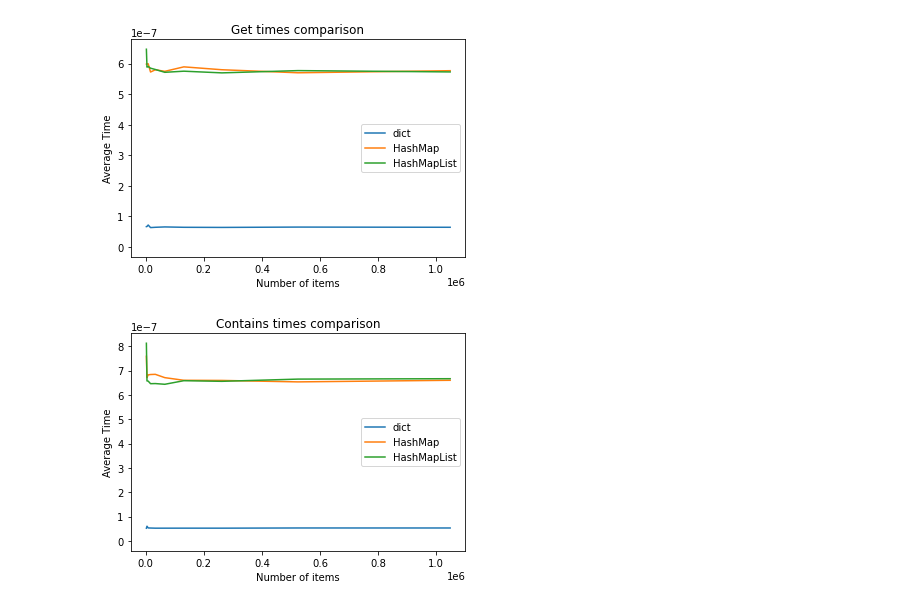
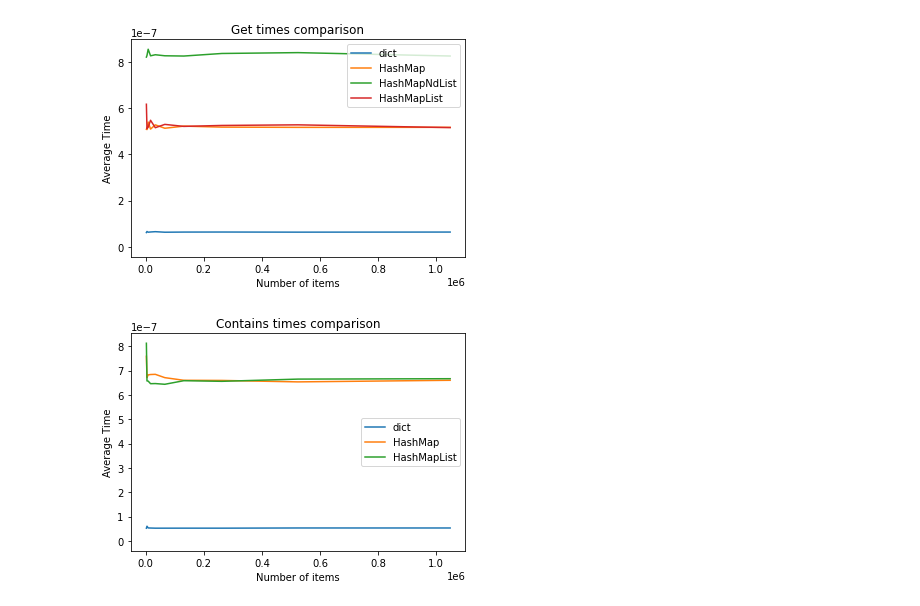
Before and after one commit to chadnaylor/Numpy-HashMap, a Jupyter notebook: benchmark.ipynb, the cells around one changed output. Saved outputs shown, nothing was run; the diff lists cells and outputs as text; code cells hidden in the pictures.

```diff
--- a/benchmark.ipynb
+++ b/benchmark.ipynb
@@ -135,35 +165,38 @@ data = times['get']
 # plt.axes(ylim= {'bottom': 100, 'ymin':0.0})
 x1 = data['samples']
 y1 = data['dict']
 # plotting the line 1 points
 plt.plot(x1, y1, label = "dict")
 # line 2 points
 x2 = x1
 y2 = data['hashmap']
 # plotting the line 2 points
 plt.plot(x2, y2, label = "HashMap")
-
+x2 = x1
+y2 = data['hashmap_nd']
+# plotting the line 2 points
+plt.plot(x2, y2, label = "HashMapNdList")
 
 x2 = x1
 y2 = data['hashmap_list']
 # plotting the line 2 points
 plt.plot(x2, y2, label = "HashMapList")
 
 plt.plot([0], [0])
 
 plt.xlabel('Number of items')
 # Set the y axis label of the current axis.
 plt.ylabel('Average Time')
 # Set a title of the current axes.
 plt.title('Get times comparison')
 # show a legend on the plot
 plt.legend()
 
 
 # Display a figure.
 plt.show()
 # %% [output]
-[figure, old version]
+[figure, new version]
 # %%
 data = times['contains']
 # plt.axes(ylim= {'bottom': 100, 'ymin':0.0})
```
Also changed, not shown: parts of 2 cells of this notebook, 3 other files.
